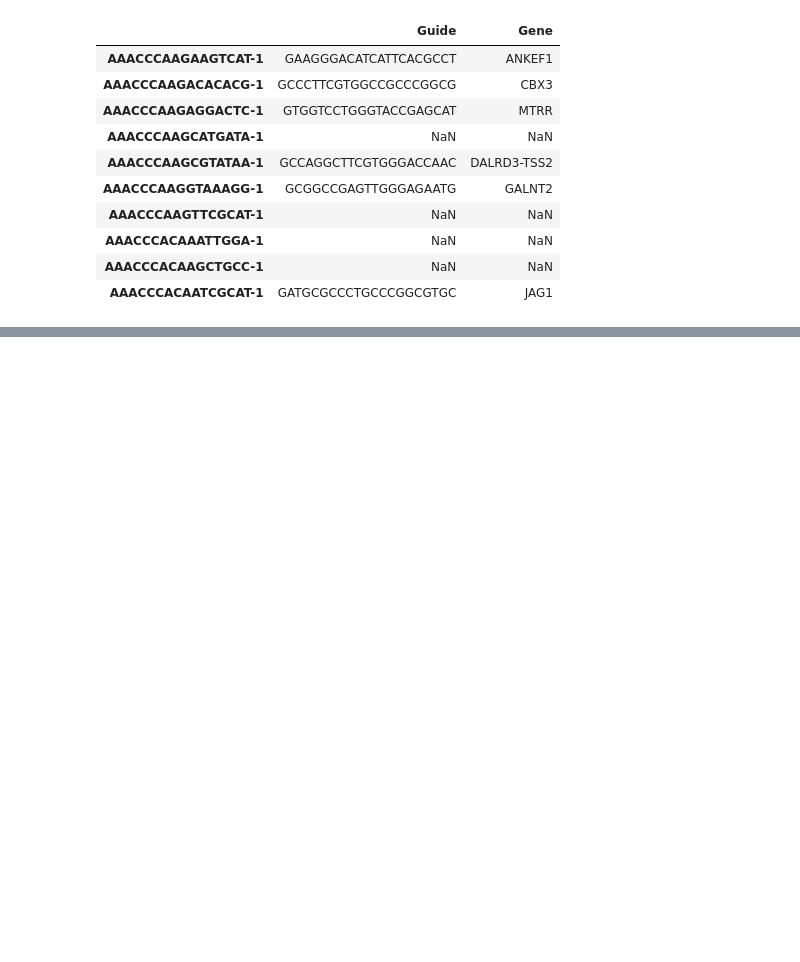
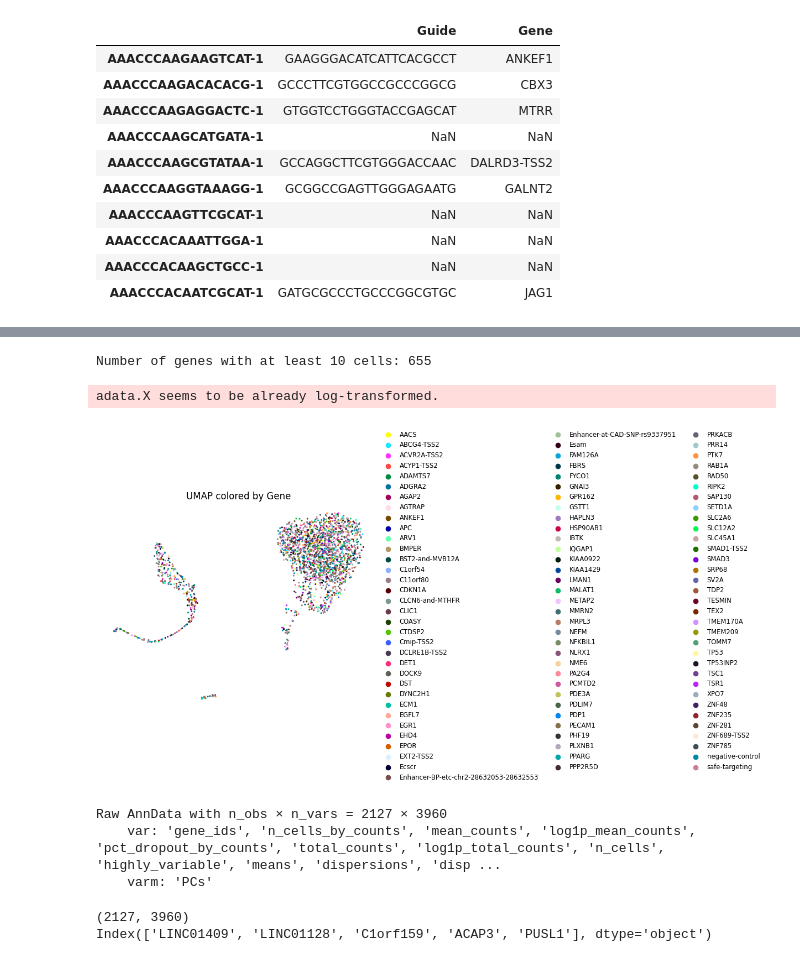
Before and after one commit to prasham21/indra_perturbseq, a Jupyter notebook: Extracted_matrix.ipynb, the cells around one changed output, grey strips where cells are left out. Drawn from its saved outputs; the diff is of its cells as text; code cells hidden in the pictures; blank space fills up the shorter version.

```diff
--- a/Extracted_matrix.ipynb
+++ b/Extracted_matrix.ipynb
@@ -82,0 +294,62 @@ adata.obs[["Guide", "Gene"]].head(10)
+# %%
+gene_counts = adata.obs['Gene'].value_counts()
+genes_with_15_or_more = gene_counts[gene_counts >= 10]
+print(f"Number of genes with at least 10 cells: {len(genes_with_15_or_more)}")
+# %% [output]
+Number of genes with at least 10 cells: 655
+# %%
+import scanpy as sc
+import numpy as np
+
+# Filter to genes with at least 15 cells
+genes_with_15_or_more_cells = adata.obs['Gene'].value_counts()
+selected_genes = genes_with_15_or_more_cells[genes_with_15_or_more_cells >= 15].index.tolist()
+adata_subset = adata[adata.obs['Gene'].isin(selected_genes)].copy()
+
+# Optional: save the raw counts for reference
+adata_subset.raw = adata_subset
+
+# Step 2: Ensure there are no all-zero genes
+sc.pp.filter_genes(adata_subset, min_cells=1)
+
+# Step 3: Normalize, log1p, and handle NaNs
+sc.pp.normalize_total(adata_subset, target_sum=1e4)
+sc.pp.log1p(adata_subset)
+adata_subset.X = np.nan_to_num(adata_subset.X)
+
+# Step 4: Identify highly variable genes
+sc.pp.highly_variable_genes(adata_subset, n_top_genes=2000, flavor='seurat', subset=True)
+
+# Step 5: Scale, PCA, neighbors, and UMAP
+sc.pp.scale(adata_subset, max_value=10)
+sc.tl.pca(adata_subset, svd_solver='arpack')
+sc.pp.neighbors(adata_subset, n_neighbors=10, n_pcs=40)
+sc.tl.umap(adata_subset)
+
+# Step 6: Plot UMAP with color by perturbed gene
+adata_subset.obs['Gene'] = adata_subset.obs['Gene'].astype('category')
+sc.pl.umap(
+    adata_subset,
+    color='Gene',
+    legend_loc='right margin',
+    legend_fontsize='small',
+    palette=sc.pl.palettes.default_102,  # For enough unique colors
+    title='UMAP colored by Gene',
+    frameon=False,
+    size=20
+)
+# %% [output]
+adata.X seems to be already log-transformed.
+[figure, added]
+# %%
+print(adata_subset.raw)
+# %% [output]
+Raw AnnData with n_obs × n_vars = 2127 × 3960
+    var: 'gene_ids', 'n_cells_by_counts', 'mean_counts', 'log1p_mean_counts', 'pct_dropout_by_counts', 'total_counts', 'log1p_total_counts', 'n_cells', 'highly_variable', 'means', 'dispersions', 'disp ...
+    varm: 'PCs'
+# %%
+print(adata_subset.raw.X.shape)
+print(adata_subset.raw.var_names[:5])
+# %% [output]
+(2127, 3960)
+Index(['LINC01409', 'LINC01128', 'C1orf159', 'ACAP3', 'PUSL1'], dtype='object')
```
Also changed, not shown: parts of 25 cells of this notebook.
